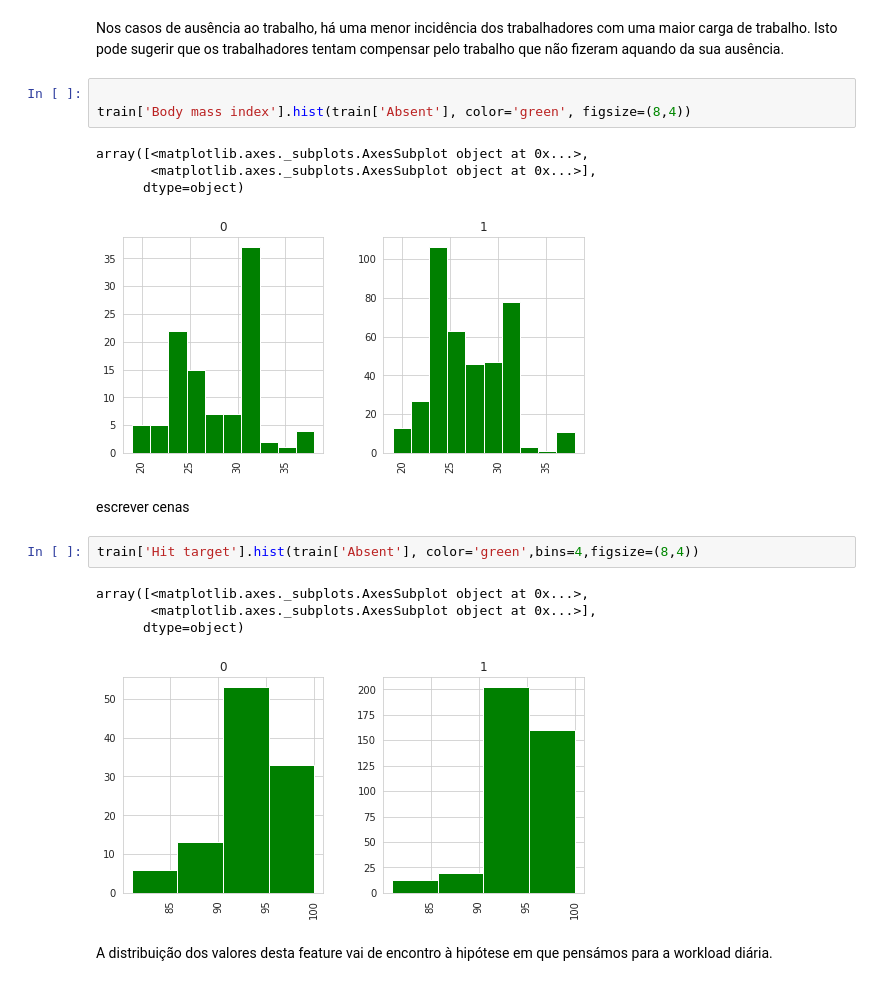
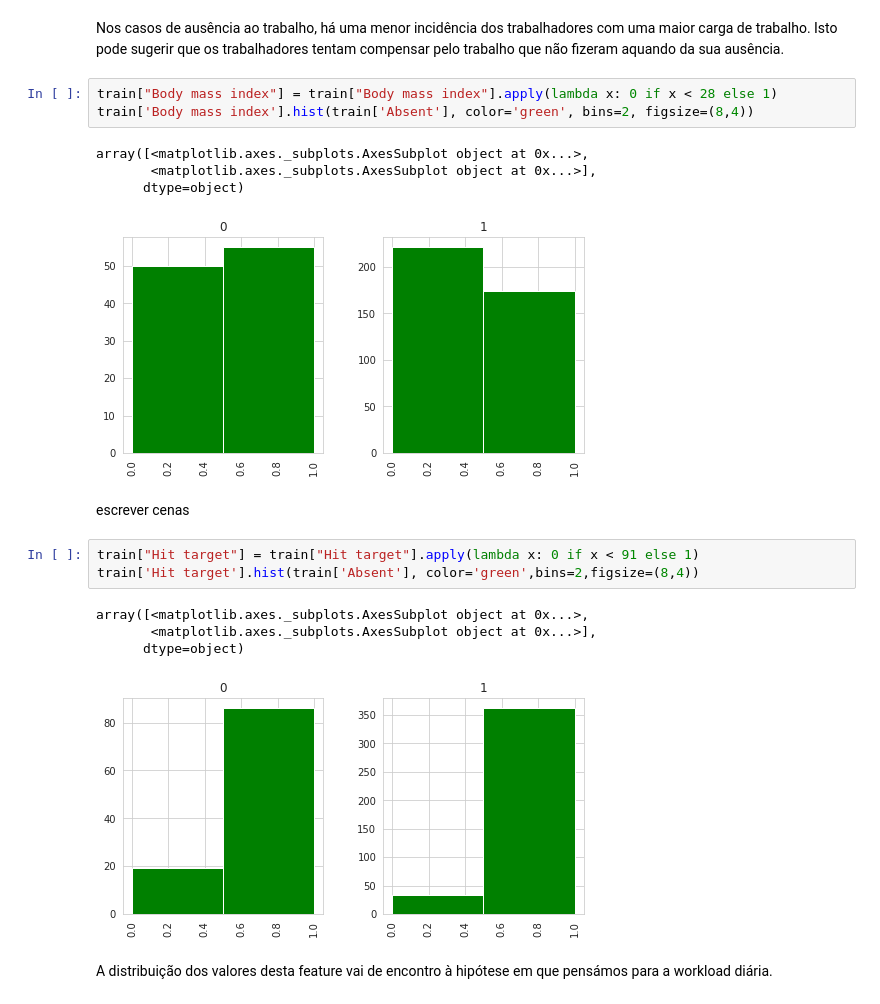
Before and after one commit to ricardomilhazes/AEC-1920, a Jupyter notebook: TP2/DataPreparation.ipynb, the cells around one changed output. Drawn from its saved outputs; the diff is of its cells as text.

```diff
--- a/TP2/DataPreparation.ipynb
+++ b/TP2/DataPreparation.ipynb
@@ -199,22 +199,23 @@ array([<matplotlib.axes._subplots.AxesSubplot object at 0x...>,
 # %% [markdown]
 Nos casos de ausência ao trabalho, há uma menor incidência dos trabalhadores com uma maior carga de trabalho. Isto pode sugerir que os trabalhadores tentam compensar pelo trabalho que não fizeram aquando da sua ausência.
 # %%
-
-train['Body mass index'].hist(train['Absent'], color='green', figsize=(8,4))
+train["Body mass index"] = train["Body mass index"].apply(lambda x: 0 if x < 28 else 1)
+train['Body mass index'].hist(train['Absent'], color='green', bins=2, figsize=(8,4))
 # %% [output]
 array([<matplotlib.axes._subplots.AxesSubplot object at 0x...>,
        <matplotlib.axes._subplots.AxesSubplot object at 0x...>],
       dtype=object)
-[figure, old version]
+[figure, new version]
 # %% [markdown]
 escrever cenas
 # %%
-train['Hit target'].hist(train['Absent'], color='green',bins=4,figsize=(8,4))
+train["Hit target"] = train["Hit target"].apply(lambda x: 0 if x < 91 else 1)
+train['Hit target'].hist(train['Absent'], color='green',bins=2,figsize=(8,4))
 # %% [output]
 array([<matplotlib.axes._subplots.AxesSubplot object at 0x...>,
        <matplotlib.axes._subplots.AxesSubplot object at 0x...>],
       dtype=object)
-[figure, old version]
+[figure, new version]
 # %% [markdown]
 A distribuição dos valores desta feature vai de encontro à hipótese em que pensámos para a workload diária.
 # %%
```
Also changed, not shown: parts of 6 cells of this notebook, 4 other files.
